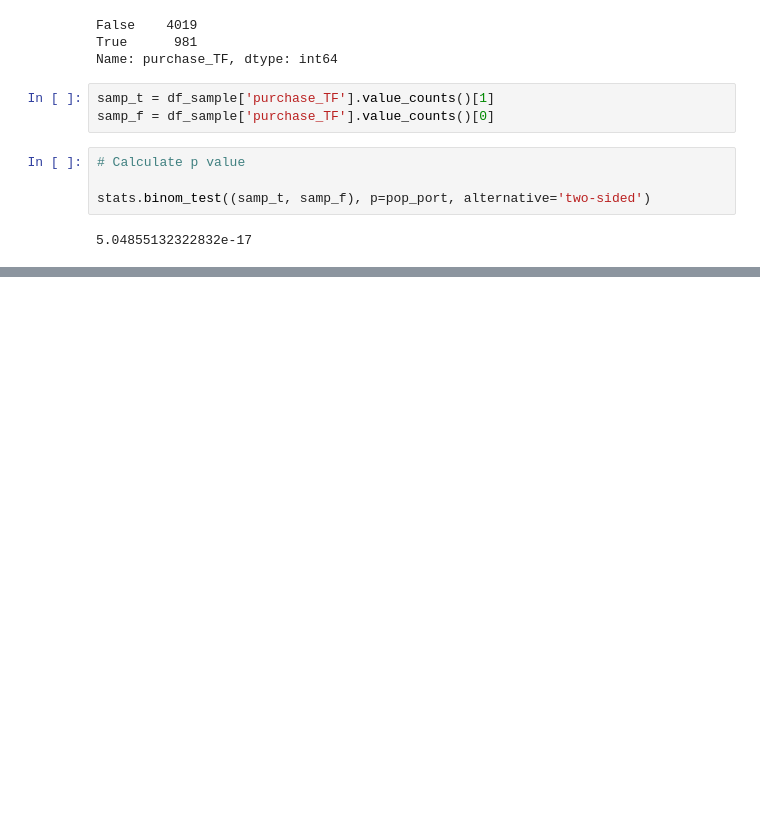
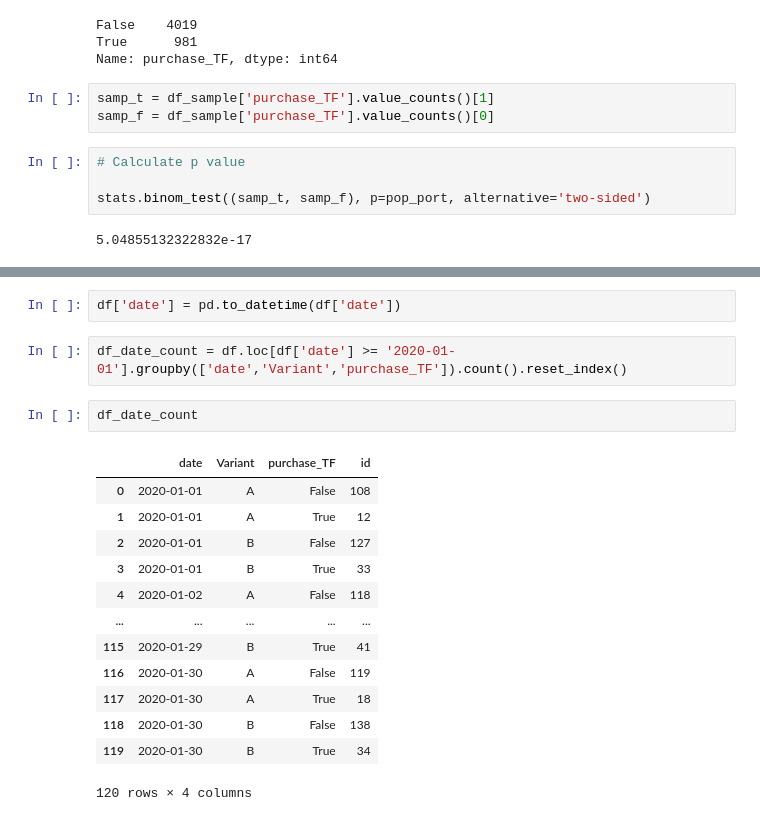
Before and after one commit to Dirodzz/NYU-Marketing-Analytic-AB-Testing, a Jupyter notebook: AB Testing Program.ipynb, the cells around one changed output, grey strips where cells are left out. Cells and saved outputs as stored; diff of their text form; blank space fills up the shorter version.

```diff
--- a/AB Testing Program.ipynb
+++ b/AB Testing Program.ipynb
@@ -62,0 +132,20 @@ stats.binom_test((samp_t, samp_f), p=pop_port, alternative='two-sided')
+# %%
+df['date'] = pd.to_datetime(df['date'])
+# %%
+df_date_count = df.loc[df['date'] >= '2020-01-01'].groupby(['date','Variant','purchase_TF']).count().reset_index()
+# %%
+df_date_count
+# %% [output]
+|  | date | Variant | purchase_TF | id |
+| 0 | 2020-01-01 | A | False | 108 |
+| 1 | 2020-01-01 | A | True | 12 |
+| 2 | 2020-01-01 | B | False | 127 |
+| 3 | 2020-01-01 | B | True | 33 |
+| 4 | 2020-01-02 | A | False | 118 |
+| ... | ... | ... | ... | ... |
+| 115 | 2020-01-29 | B | True | 41 |
+| 116 | 2020-01-30 | A | False | 119 |
+| 117 | 2020-01-30 | A | True | 18 |
+| 118 | 2020-01-30 | B | False | 138 |
+| 119 | 2020-01-30 | B | True | 34 |
+120 rows × 4 columns
```
Also changed, not shown: parts of 21 cells of this notebook, 1 other file.
